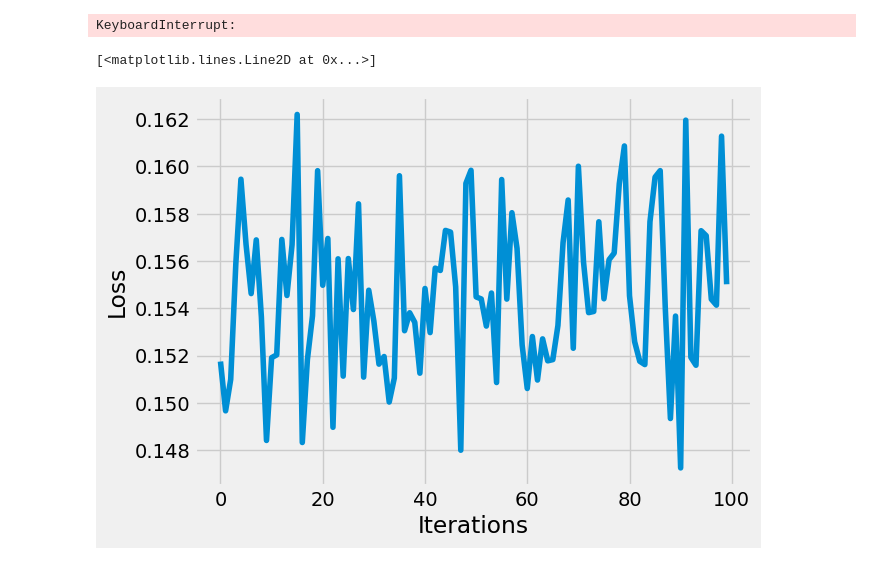
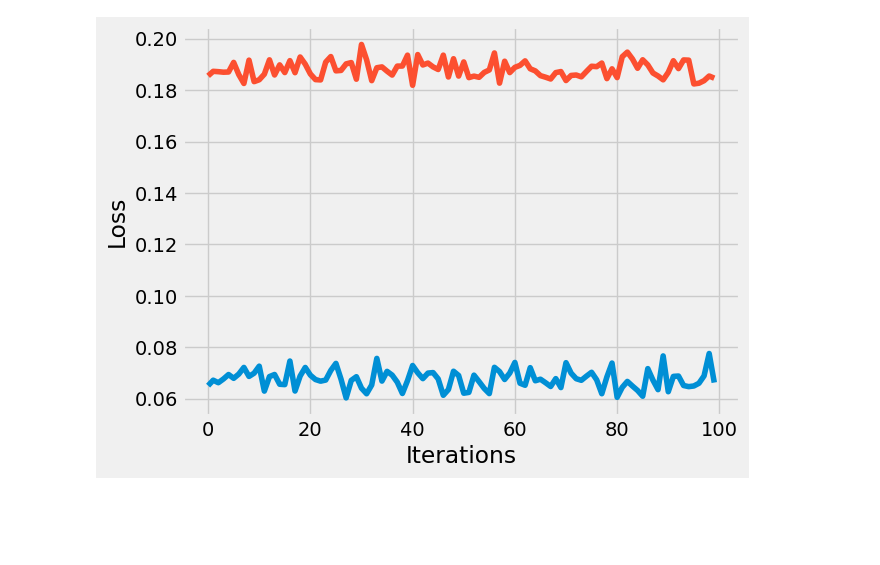
Before and after one commit to jetark/autoencoders, a Jupyter notebook: ae_gg.ipynb, the cells around one changed output. Saved outputs shown, nothing was run; the diff lists cells and outputs as text; code cells hidden in the pictures; blank space fills up the shorter version.

```diff
--- a/ae_gg.ipynb
+++ b/ae_gg.ipynb
@@ -96,17 +96,16 @@ for epoch in range(epochs):
 
     	# Storing the losses in a list for plotting
         losses.append(loss.detach())
-        outputs.append((epochs, image, reconstructed.detach()))
+        outputs.append((epoch, image, reconstructed.detach()))
-# %% [output]
-KeyboardInterrupt:
 # %%
 # Defining the Plot Style
 plt.style.use('fivethirtyeight')
 plt.xlabel('Iterations')
 plt.ylabel('Loss')
 
 # Plotting the last 100 values
 plt.plot(losses[-100:])
+plt.plot(losses[:100])
+plt.show()
 # %% [output]
-[<matplotlib.lines.Line2D at 0x...>]
-[figure, old version]
+[figure, new version]
```
Also changed, not shown: parts of 2 cells of this notebook, 1 other file.
